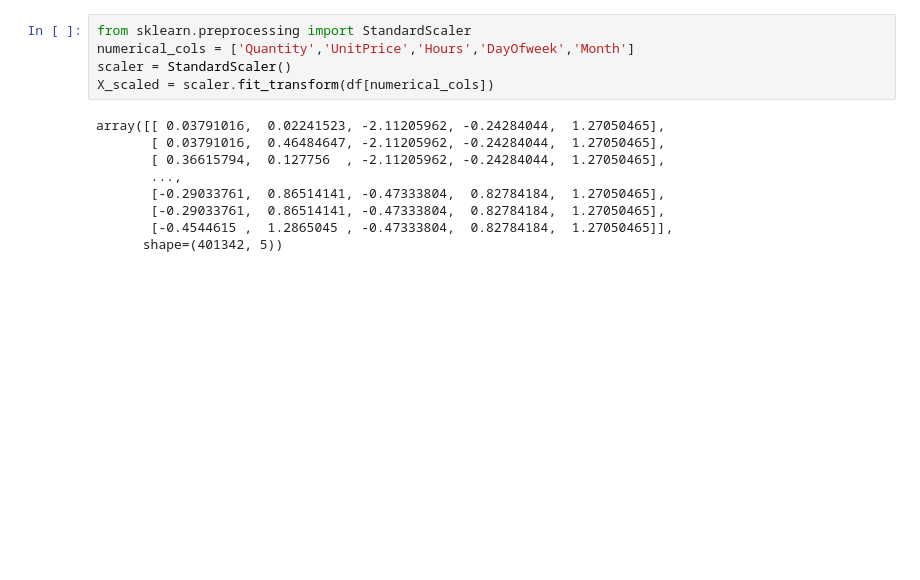
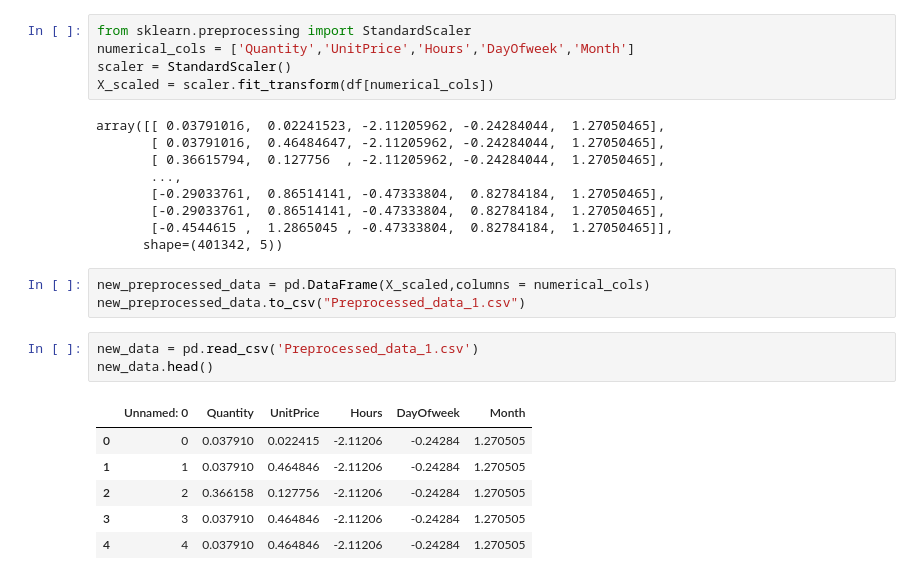
Before and after one commit to biswas-bit/Transaction-Clustering-PCA-GMM, a Jupyter notebook: analysis/EDA.ipynb, the cells around one changed output. Drawn from its saved outputs; the diff is of its cells as text; blank space fills up the shorter version.

Commit message:
saved preprocessed data for future experiments

```diff
--- a/analysis/EDA.ipynb
+++ b/analysis/EDA.ipynb
@@ -428,3 +428,16 @@ array([[ 0.03791016,  0.02241523, -2.11205962, -0.24284044,  1.27050465],
        [-0.29033761,  0.86514141, -0.47333804,  0.82784184,  1.27050465],
        [-0.4544615 ,  1.2865045 , -0.47333804,  0.82784184,  1.27050465]],
       shape=(401342, 5))
+# %%
+new_preprocessed_data = pd.DataFrame(X_scaled,columns = numerical_cols)
+new_preprocessed_data.to_csv("Preprocessed_data_1.csv")
+# %%
+new_data = pd.read_csv('Preprocessed_data_1.csv')
+new_data.head()
+# %% [output]
+|  | Unnamed: 0 | Quantity | UnitPrice | Hours | DayOfweek | Month |
+| 0 | 0 | 0.037910 | 0.022415 | -2.11206 | -0.24284 | 1.270505 |
+| 1 | 1 | 0.037910 | 0.464846 | -2.11206 | -0.24284 | 1.270505 |
+| 2 | 2 | 0.366158 | 0.127756 | -2.11206 | -0.24284 | 1.270505 |
+| 3 | 3 | 0.037910 | 0.464846 | -2.11206 | -0.24284 | 1.270505 |
+| 4 | 4 | 0.037910 | 0.464846 | -2.11206 | -0.24284 | 1.270505 |
```
